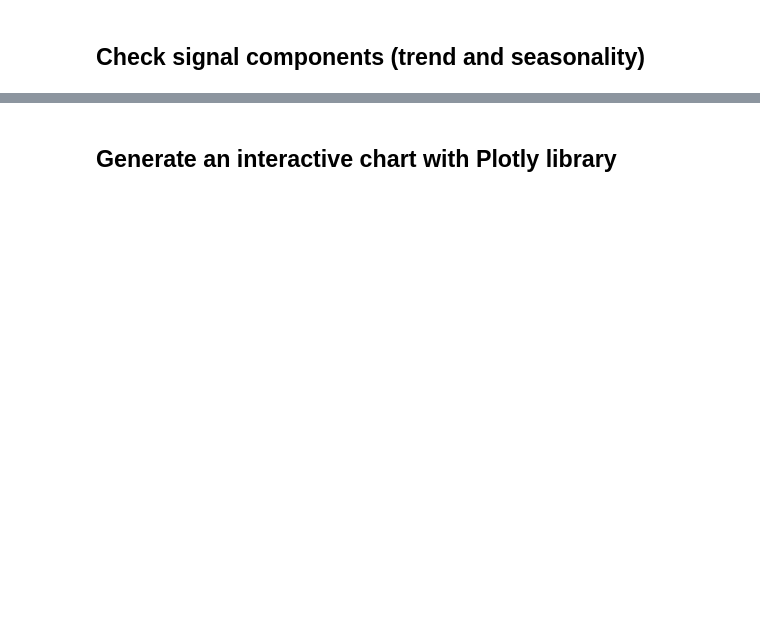
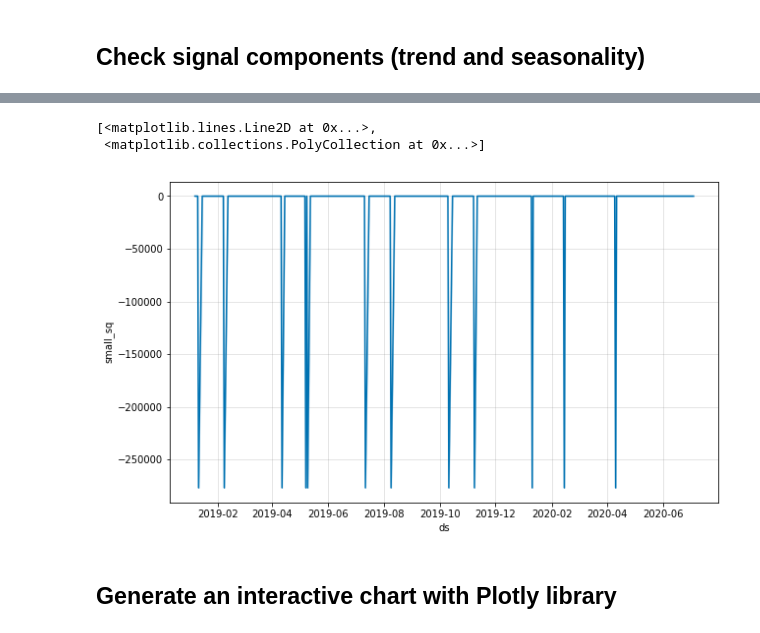
Before and after one commit to dmitryaleks/ml-trading, a Jupyter notebook: models/prophet/traded-volume-forecasting.ipynb, the cells around one changed output, grey strips where cells are left out. Drawn from its saved outputs; the diff is of its cells as text; code cells hidden in the pictures; blank space fills up the shorter version.

```diff
--- a/models/prophet/traded-volume-forecasting.ipynb
+++ b/models/prophet/traded-volume-forecasting.ipynb
@@ -69,3 +121,9 @@ fig2 = mdl.plot_components(forecast)
+# %%
+plot_forecast_component(mdl, forecast, 'small_sq')
+# %% [output]
+[<matplotlib.lines.Line2D at 0x...>,
+ <matplotlib.collections.PolyCollection at 0x...>]
+[figure, added]
 # %% [markdown]
 ## Generate an interactive chart with Plotly library
 # %%
```
Also changed, not shown: parts of 14 cells of this notebook.
